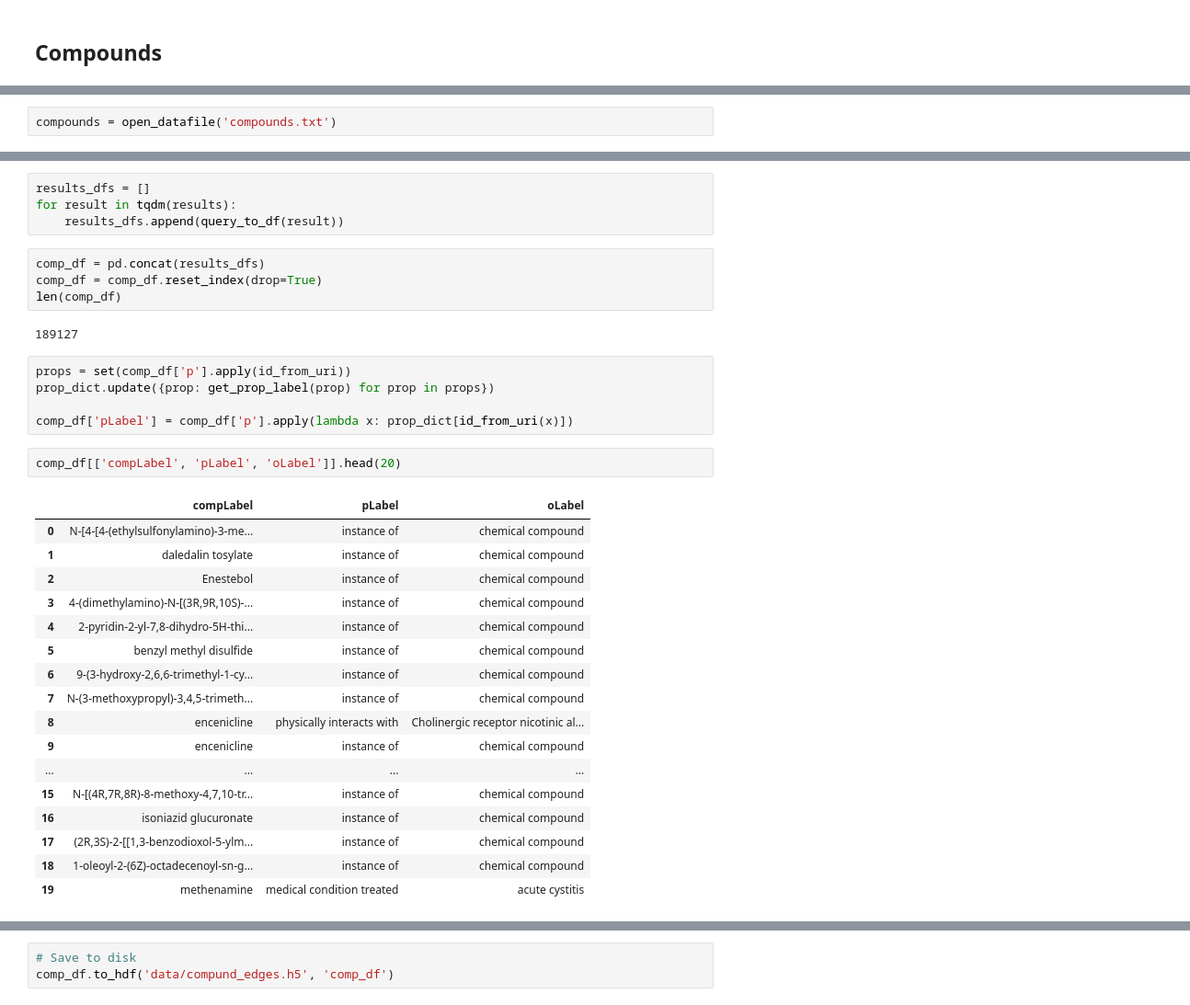
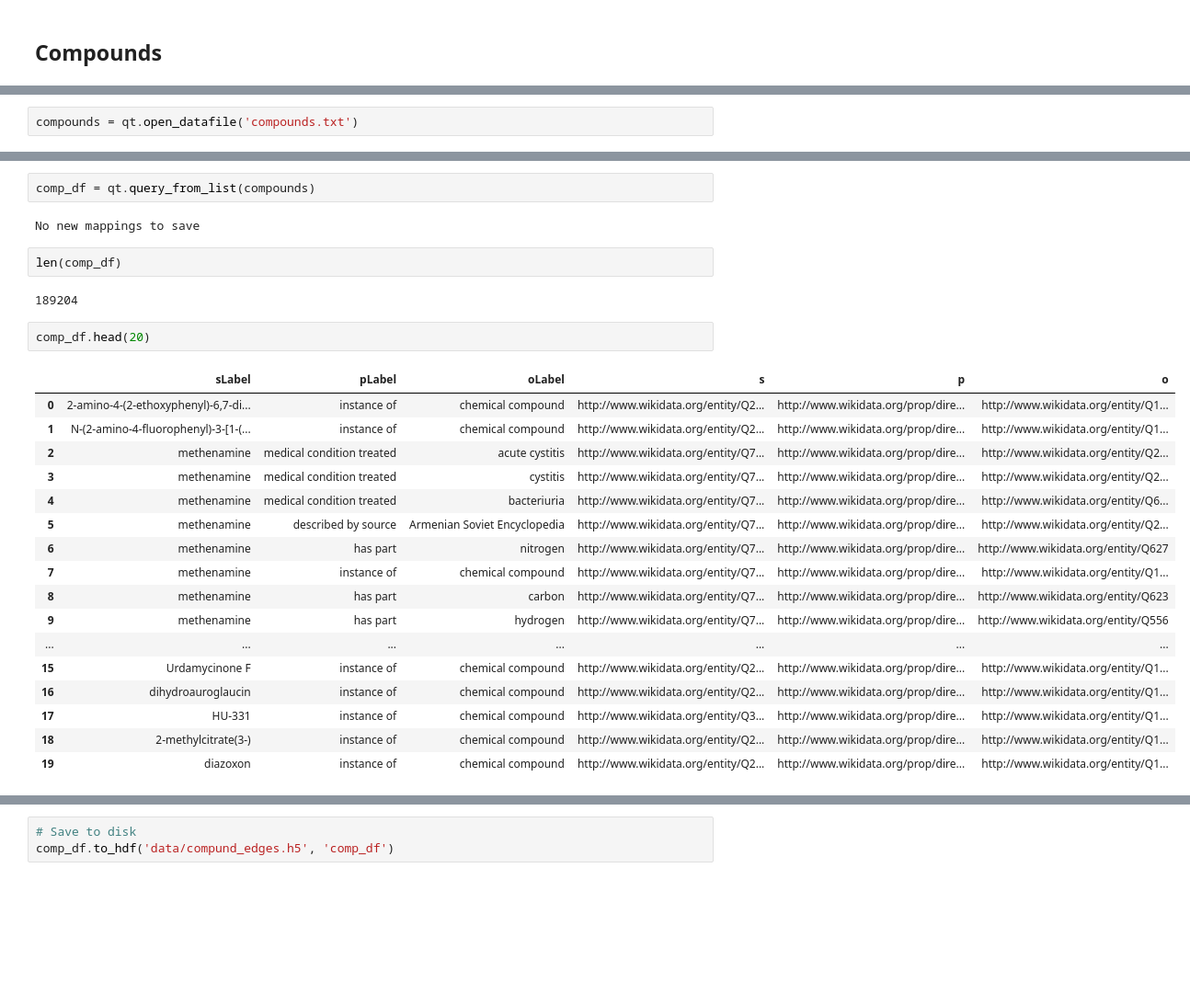
Before and after one commit to mmayers12/wikidata, a Jupyter notebook: nbs/02-describe-edges.ipynb, the cells around one changed output, grey strips where cells are left out. Shown at 92% size. Drawn from its saved outputs; the diff is of its cells as text; blank space fills up the shorter version.

```diff
--- a/nbs/02-describe-edges.ipynb
+++ b/nbs/02-describe-edges.ipynb
@@ -376,2 +175,2 @@ WHERE
 # %%
-compounds = open_datafile('compounds.txt')
+compounds = qt.open_datafile('compounds.txt')
@@ -382,38 +177,31 @@ for comp in tqdm(compounds):
-# %%
-results_dfs = []
-for result in tqdm(results):
-    results_dfs.append(query_to_df(result))
-# %%
-comp_df = pd.concat(results_dfs)
-comp_df = comp_df.reset_index(drop=True)
-len(comp_df)
-# %% [output]
-189127
-# %%
-props = set(comp_df['p'].apply(id_from_uri))
-prop_dict.update({prop: get_prop_label(prop) for prop in props})
-
-comp_df['pLabel'] = comp_df['p'].apply(lambda x: prop_dict[id_from_uri(x)])
+# %%
+comp_df = qt.query_from_list(compounds)
+# %% [output]
+No new mappings to save
+# %%
+len(comp_df)
+# %% [output]
+189204
 # %%
-comp_df[['compLabel', 'pLabel', 'oLabel']].head(20)
+comp_df.head(20)
 # %% [output]
-|  | compLabel | pLabel | oLabel |
-| 0 | N-[4-[4-(ethylsulfonylamino)-3-me... | instance of | chemical compound |
-| 1 | daledalin tosylate | instance of | chemical compound |
-| 2 | Enestebol | instance of | chemical compound |
-| 3 | 4-(dimethylamino)-N-[(3R,9R,10S)-... | instance of | chemical compound |
-| 4 | 2-pyridin-2-yl-7,8-dihydro-5H-thi... | instance of | chemical compound |
-| 5 | benzyl methyl disulfide | instance of | chemical compound |
-| 6 | 9-(3-hydroxy-2,6,6-trimethyl-1-cy... | instance of | chemical compound |
-| 7 | N-(3-methoxypropyl)-3,4,5-trimeth... | instance of | chemical compound |
-| 8 | encenicline | physically interacts with | Cholinergic receptor nicotinic al... |
-| 9 | encenicline | instance of | chemical compound |
-| ... | ... | ... | ... |
-| 15 | N-[(4R,7R,8R)-8-methoxy-4,7,10-tr... | instance of | chemical compound |
-| 16 | isoniazid glucuronate | instance of | chemical compound |
-| 17 | (2R,3S)-2-[[1,3-benzodioxol-5-ylm... | instance of | chemical compound |
-| 18 | 1-oleoyl-2-(6Z)-octadecenoyl-sn-g... | instance of | chemical compound |
-| 19 | methenamine | medical condition treated | acute cystitis |
+|  | sLabel | pLabel | oLabel | s | p | o |
+| 0 | 2-amino-4-(2-ethoxyphenyl)-6,7-di... | instance of | chemical compound | http://www.wikidata.org/entity/Q2... | http://www.wikidata.org/prop/dire... | http://www.wikidata.org/entity/Q1... |
+| 1 | N-(2-amino-4-fluorophenyl)-3-[1-(... | instance of | chemical compound | http://www.wikidata.org/entity/Q2... | http://www.wikidata.org/prop/dire... | http://www.wikidata.org/entity/Q1... |
+| 2 | methenamine | medical condition treated | acute cystitis | http://www.wikidata.org/entity/Q7... | http://www.wikidata.org/prop/dire... | http://www.wikidata.org/entity/Q2... |
+| 3 | methenamine | medical condition treated | cystitis | http://www.wikidata.org/entity/Q7... | http://www.wikidata.org/prop/dire... | http://www.wikidata.org/entity/Q2... |
+| 4 | methenamine | medical condition treated | bacteriuria | http://www.wikidata.org/entity/Q7... | http://www.wikidata.org/prop/dire... | http://www.wikidata.org/entity/Q6... |
+| 5 | methenamine | described by source | Armenian Soviet Encyclopedia | http://www.wikidata.org/entity/Q7... | http://www.wikidata.org/prop/dire... | http://www.wikidata.org/entity/Q2... |
+| 6 | methenamine | has part | nitrogen | http://www.wikidata.org/entity/Q7... | http://www.wikidata.org/prop/dire... | http://www.wikidata.org/entity/Q627 |
+| 7 | methenamine | instance of | chemical compound | http://www.wikidata.org/entity/Q7... | http://www.wikidata.org/prop/dire... | http://www.wikidata.org/entity/Q1... |
+| 8 | methenamine | has part | carbon | http://www.wikidata.org/entity/Q7... | http://www.wikidata.org/prop/dire... | http://www.wikidata.org/entity/Q623 |
+| 9 | methenamine | has part | hydrogen | http://www.wikidata.org/entity/Q7... | http://www.wikidata.org/prop/dire... | http://www.wikidata.org/entity/Q556 |
+| ... | ... | ... | ... | ... | ... | ... |
+| 15 | Urdamycinone F | instance of | chemical compound | http://www.wikidata.org/entity/Q2... | http://www.wikidata.org/prop/dire... | http://www.wikidata.org/entity/Q1... |
+| 16 | dihydroauroglaucin | instance of | chemical compound | http://www.wikidata.org/entity/Q2... | http://www.wikidata.org/prop/dire... | http://www.wikidata.org/entity/Q1... |
+| 17 | HU-331 | instance of | chemical compound | http://www.wikidata.org/entity/Q3... | http://www.wikidata.org/prop/dire... | http://www.wikidata.org/entity/Q1... |
+| 18 | 2-methylcitrate(3-) | instance of | chemical compound | http://www.wikidata.org/entity/Q2... | http://www.wikidata.org/prop/dire... | http://www.wikidata.org/entity/Q1... |
+| 19 | diazoxon | instance of | chemical compound | http://www.wikidata.org/entity/Q2... | http://www.wikidata.org/prop/dire... | http://www.wikidata.org/entity/Q1... |
 # %%
 comp_df['pLabel'].value_counts()[:20]
 # %% [output]
```
Also changed, not shown: parts of 66 cells of this notebook, 1 other file.
